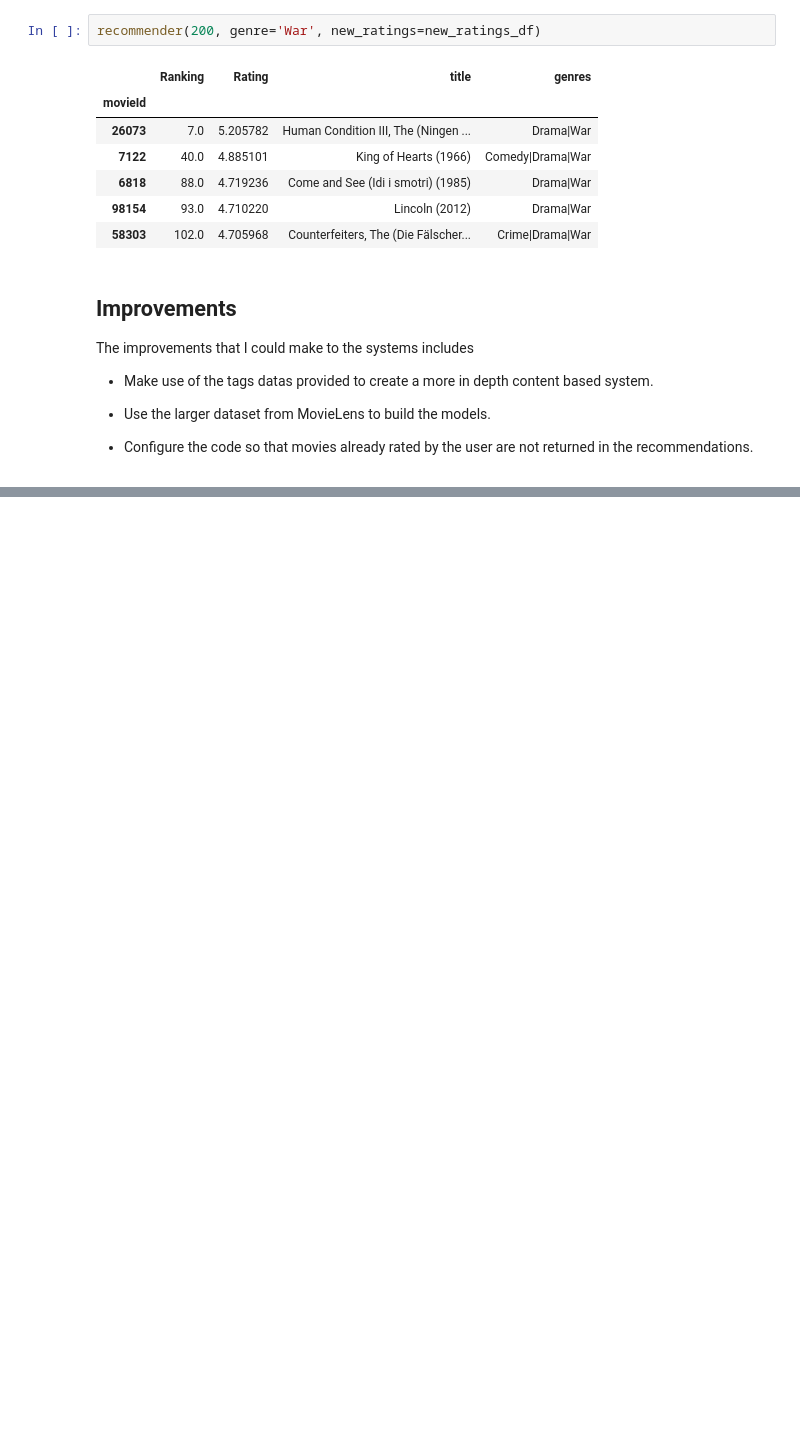
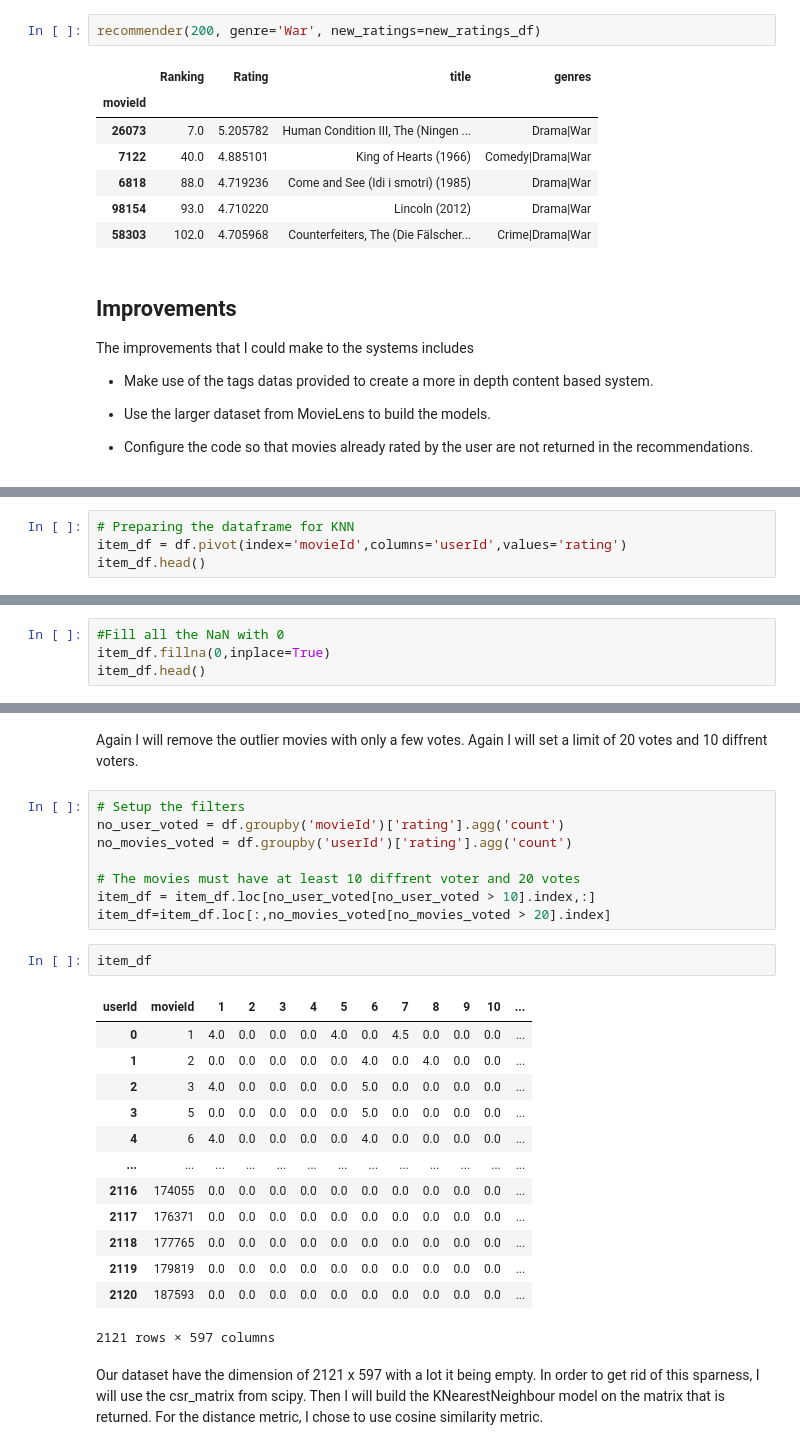
Before and after one commit to JimmyHAL/Movie-Reccomendation-System, a Jupyter notebook: Project4.ipynb, the cells around one changed output, grey strips where cells are left out. Saved outputs shown, nothing was run; the diff lists cells and outputs as text; blank space fills up the shorter version.

```diff
--- a/Project4.ipynb
+++ b/Project4.ipynb
@@ -792,0 +910,4 @@ The improvements that I could make to the systems includes
+# %%
+# Preparing the dataframe for KNN
+item_df = df.pivot(index='movieId',columns='userId',values='rating')
+item_df.head()
@@ -792,0 +923,4 @@ The improvements that I could make to the systems includes
+# %%
+#Fill all the NaN with 0
+item_df.fillna(0,inplace=True)
+item_df.head()
@@ -792,0 +936,28 @@ The improvements that I could make to the systems includes
+# %% [markdown]
+Again I will remove the outlier movies with only a few votes. Again I will set a limit of 20 votes and 10 diffrent voters.
+# %%
+# Setup the filters
+no_user_voted = df.groupby('movieId')['rating'].agg('count')
+no_movies_voted = df.groupby('userId')['rating'].agg('count')
+
+# The movies must have at least 10 diffrent voter and 20 votes
+item_df = item_df.loc[no_user_voted[no_user_voted > 10].index,:]
+item_df=item_df.loc[:,no_movies_voted[no_movies_voted > 20].index]
+# %%
+item_df
+# %% [output]
+| userId | movieId | 1 | 2 | 3 | 4 | 5 | 6 | 7 | 8 | 9 | 10 | ... |
+| 0 | 1 | 4.0 | 0.0 | 0.0 | 0.0 | 4.0 | 0.0 | 4.5 | 0.0 | 0.0 | 0.0 | ... |
+| 1 | 2 | 0.0 | 0.0 | 0.0 | 0.0 | 0.0 | 4.0 | 0.0 | 4.0 | 0.0 | 0.0 | ... |
+| 2 | 3 | 4.0 | 0.0 | 0.0 | 0.0 | 0.0 | 5.0 | 0.0 | 0.0 | 0.0 | 0.0 | ... |
+| 3 | 5 | 0.0 | 0.0 | 0.0 | 0.0 | 0.0 | 5.0 | 0.0 | 0.0 | 0.0 | 0.0 | ... |
+| 4 | 6 | 4.0 | 0.0 | 0.0 | 0.0 | 0.0 | 4.0 | 0.0 | 0.0 | 0.0 | 0.0 | ... |
+| ... | ... | ... | ... | ... | ... | ... | ... | ... | ... | ... | ... | ... |
+| 2116 | 174055 | 0.0 | 0.0 | 0.0 | 0.0 | 0.0 | 0.0 | 0.0 | 0.0 | 0.0 | 0.0 | ... |
+| 2117 | 176371 | 0.0 | 0.0 | 0.0 | 0.0 | 0.0 | 0.0 | 0.0 | 0.0 | 0.0 | 0.0 | ... |
+| 2118 | 177765 | 0.0 | 0.0 | 0.0 | 0.0 | 0.0 | 0.0 | 0.0 | 0.0 | 0.0 | 0.0 | ... |
+| 2119 | 179819 | 0.0 | 0.0 | 0.0 | 0.0 | 0.0 | 0.0 | 0.0 | 0.0 | 0.0 | 0.0 | ... |
+| 2120 | 187593 | 0.0 | 0.0 | 0.0 | 0.0 | 0.0 | 0.0 | 0.0 | 0.0 | 0.0 | 0.0 | ... |
+2121 rows × 597 columns
+# %% [markdown]
+Our dataset have the dimension of 2121 x 597 with a lot it being empty. In order to get rid of this sparness, I will use the csr_matrix from scipy. Then I will build the KNearestNeighbour model on the matrix that is returned. For the distance metric, I chose to use cosine similarity metric.
```
Also changed, not shown: parts of 30 cells of this notebook, 3 other files.
